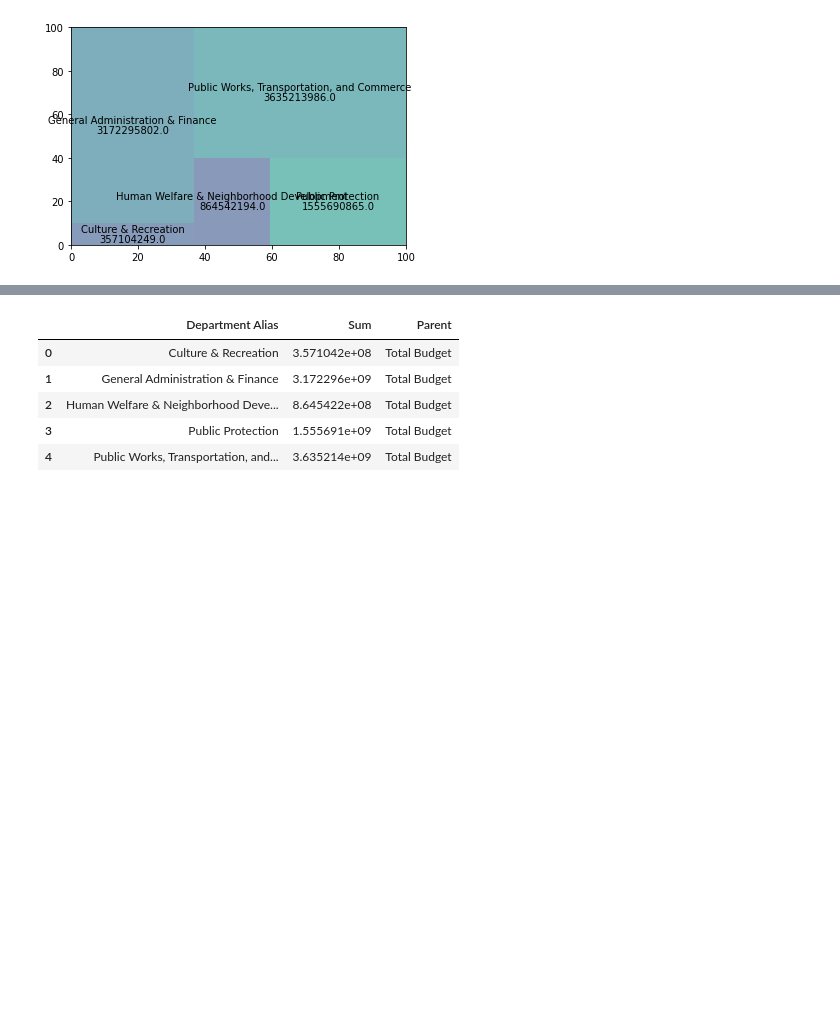
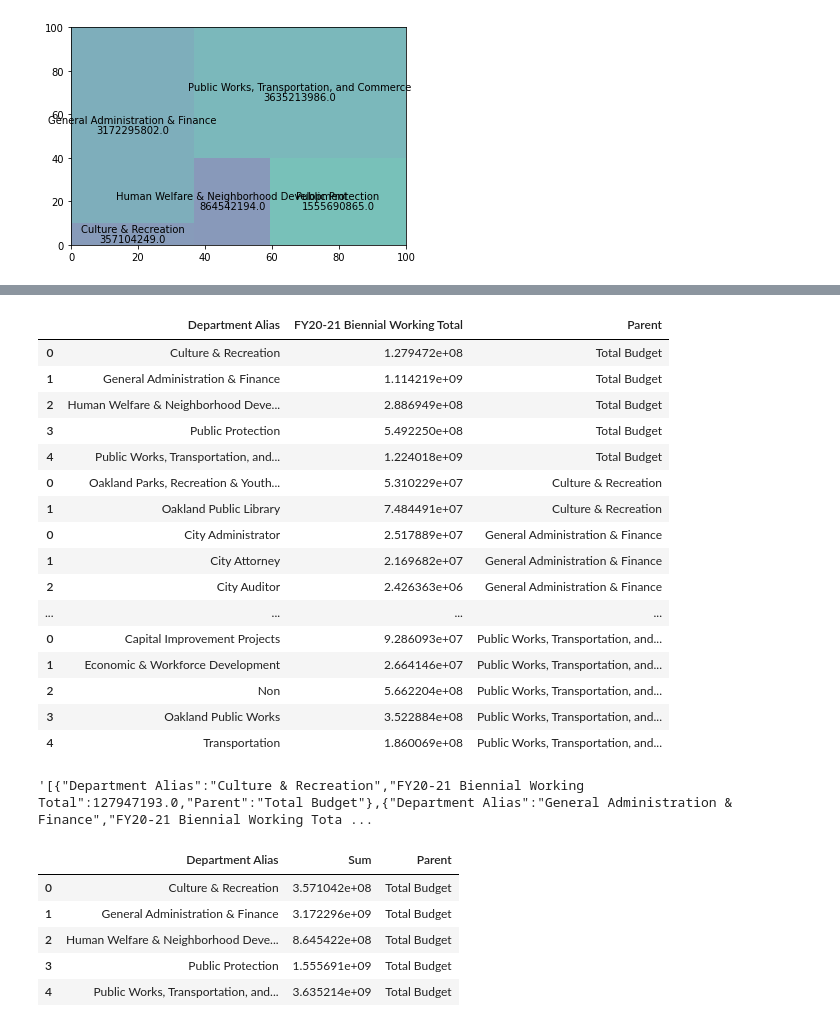
Before and after one commit to sfbrigade/datasci-police-budget, a Jupyter notebook: oaklanddataset/oakland_tree_map.ipynb, the cells around one changed output, grey strips where cells are left out. Drawn from its saved outputs; the diff is of its cells as text; code cells hidden in the pictures; blank space fills up the shorter version.

```diff
--- a/oaklanddataset/oakland_tree_map.ipynb
+++ b/oaklanddataset/oakland_tree_map.ipynb
@@ -90,0 +102,5 @@ array([3.57104249e+08, 3.17229580e+09, 8.64542194e+08, 1.55569086e+09,
+# %%
+tree_df_21 = org_21.to_frame().reset_index().rename(columns= {0: 'Sum'})
+tree_df_21 = tree_df_21.rename(columns={'Agencies by Category': 'Department Alias'})
+tree_df_21['Parent'] = 'Total Budget'
+tree_df_21
@@ -90,0 +114,30 @@ array([3.57104249e+08, 3.17229580e+09, 8.64542194e+08, 1.55569086e+09,
+# %%
+tree_df_21 = pd.concat([tree_df_21, dept_tree_df(culture_rec_21, 'Culture & Recreation'),
+dept_tree_df(gen_admin_21, 'General Administration & Finance'),
+dept_tree_df(hum_welfare_21, 'Human Welfare & Neighborhood Development'),
+dept_tree_df(pub_protection_21, 'Public Protection'),
+dept_tree_df(pub_works_21, 'Public Works, Transportation, and Commerce')])
+# %%
+tree_df_21
+# %% [output]
+|  | Department Alias | FY20-21 Biennial Working Total | Parent |
+| 0 | Culture & Recreation | 1.279472e+08 | Total Budget |
+| 1 | General Administration & Finance | 1.114219e+09 | Total Budget |
+| 2 | Human Welfare & Neighborhood Deve... | 2.886949e+08 | Total Budget |
+| 3 | Public Protection | 5.492250e+08 | Total Budget |
+| 4 | Public Works, Transportation, and... | 1.224018e+09 | Total Budget |
+| 0 | Oakland Parks, Recreation & Youth... | 5.310229e+07 | Culture & Recreation |
+| 1 | Oakland Public Library | 7.484491e+07 | Culture & Recreation |
+| 0 | City Administrator | 2.517889e+07 | General Administration & Finance |
+| 1 | City Attorney | 2.169682e+07 | General Administration & Finance |
+| 2 | City Auditor | 2.426363e+06 | General Administration & Finance |
+| ... | ... | ... | ... |
+| 0 | Capital Improvement Projects | 9.286093e+07 | Public Works, Transportation, and... |
+| 1 | Economic & Workforce Development | 2.664146e+07 | Public Works, Transportation, and... |
+| 2 | Non | 5.662204e+08 | Public Works, Transportation, and... |
+| 3 | Oakland Public Works | 3.522884e+08 | Public Works, Transportation, and... |
+| 4 | Transportation | 1.860069e+08 | Public Works, Transportation, and... |
+# %%
+tree_df_21.to_json(orient='records')
+# %% [output]
+'[{"Department Alias":"Culture & Recreation","FY20-21 Biennial Working Total":127947193.0,"Parent":"Total Budget"},{"Department Alias":"General Administration & Finance","FY20-21 Biennial Working Tota ...
```
Also changed, not shown: parts of 13 cells of this notebook, 1 other file.
